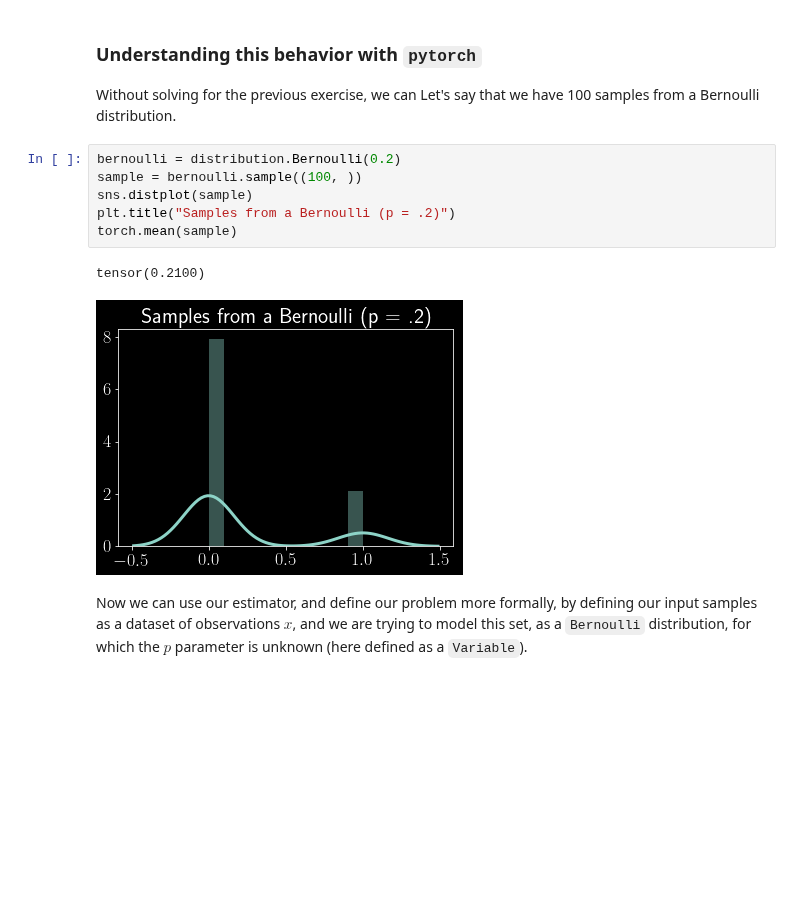
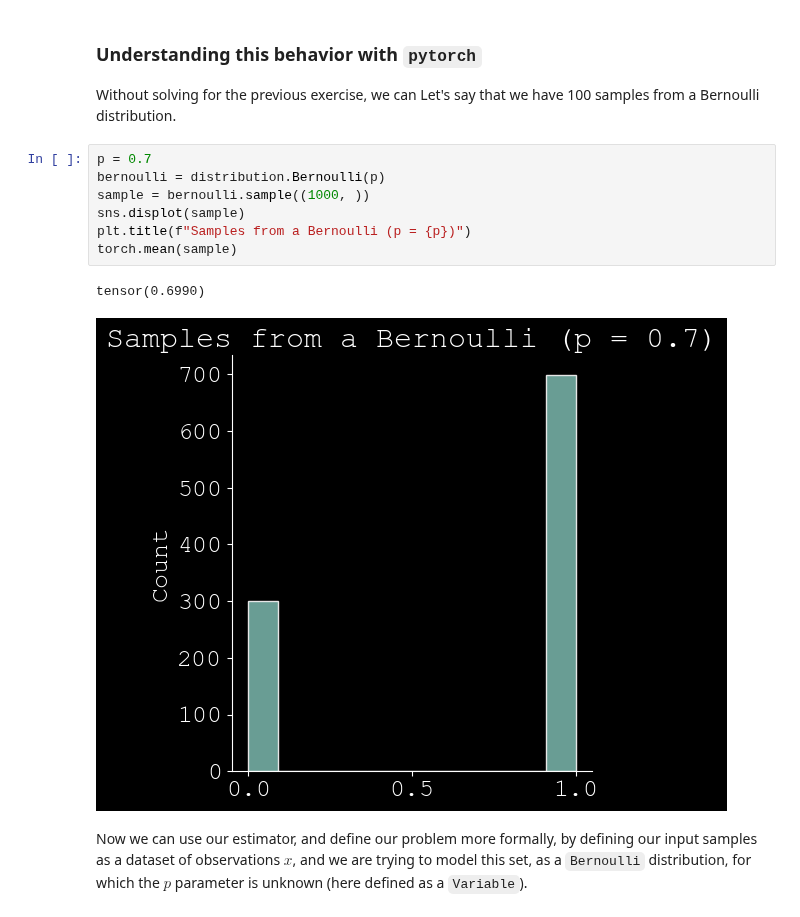
Before and after one commit to LouisLalay/atiam_ml, a Jupyter notebook: 05a_bayesian_inference.ipynb, the cells around one changed output. Drawn from its saved outputs; the diff is of its cells as text; blank space fills up the shorter version.

```diff
--- a/05a_bayesian_inference.ipynb
+++ b/05a_bayesian_inference.ipynb
@@ -151,14 +155,15 @@ $$ \mathbb{E}(\hat{p}) = p $$
 
 Without solving for the previous exercise, we can  Let's say that we have 100 samples from a Bernoulli distribution.
 # %%
-bernoulli = distribution.Bernoulli(0.2)
-sample = bernoulli.sample((100, ))
-sns.distplot(sample)
-plt.title("Samples from a Bernoulli (p = .2)")
+p = 0.7
+bernoulli = distribution.Bernoulli(p)
+sample = bernoulli.sample((1000, ))
+sns.displot(sample)
+plt.title(f"Samples from a Bernoulli (p = {p})")
 torch.mean(sample)
 # %% [output]
-tensor(0.2100)
+tensor(0.6990)
-[figure, old version]
+[figure, new version]
 # %% [markdown]
 Now we can use our estimator, and define our problem more formally, by defining our input samples as a dataset of observations $x$, and we are trying to model this set, as a `Bernoulli` distribution, for which the $p$ parameter is unknown (here defined as a `Variable`).
 # %%
```
Also changed, not shown: parts of 11 cells of this notebook.
